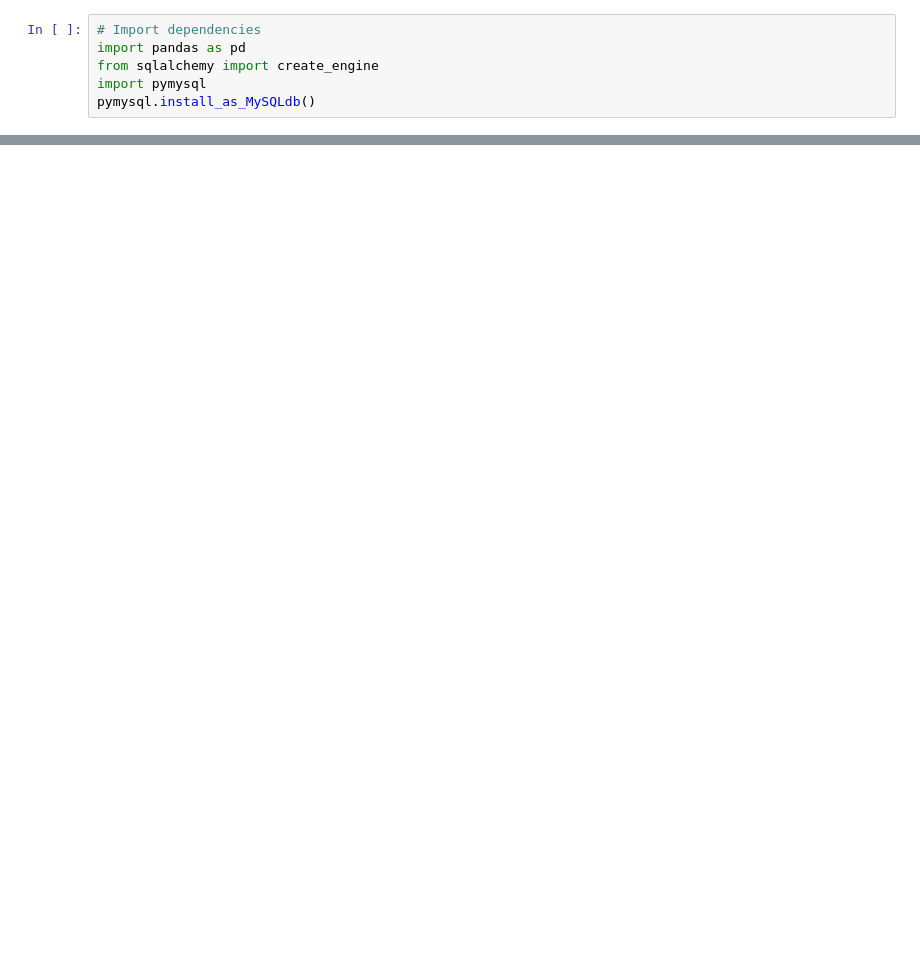
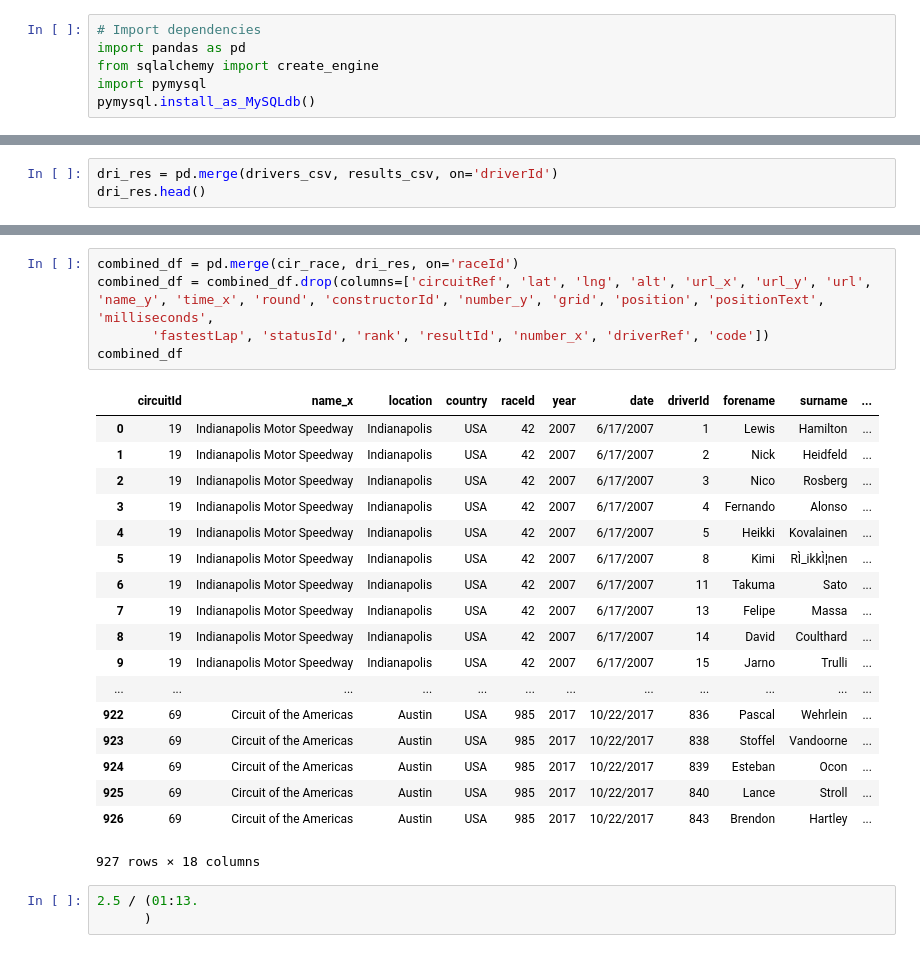
Before and after one commit to sengeling/ETL_Project, a Jupyter notebook: ETL_Project_Ashley_Working.ipynb, the cells around one changed output, grey strips where cells are left out. Saved outputs shown, nothing was run; the diff lists cells and outputs as text; blank space fills up the shorter version.

```diff
--- a/ETL_Project_Ashley_Working.ipynb
+++ b/ETL_Project_Ashley_Working.ipynb
@@ -14,0 +128,3 @@ FileNotFoundError: File b'races.csv' does not exist
+# %%
+dri_res = pd.merge(drivers_csv, results_csv, on='driverId')
+dri_res.head()
@@ -14,0 +139,27 @@ FileNotFoundError: File b'races.csv' does not exist
+# %%
+combined_df = pd.merge(cir_race, dri_res, on='raceId')
+combined_df = combined_df.drop(columns=['circuitRef', 'lat', 'lng', 'alt', 'url_x', 'url_y', 'url', 'name_y', 'time_x', 'round', 'constructorId', 'number_y', 'grid', 'position', 'positionText', 'milliseconds',
+       'fastestLap', 'statusId', 'rank', 'resultId', 'number_x', 'driverRef', 'code'])
+combined_df
+# %% [output]
+|  | circuitId | name_x | location | country | raceId | year | date | driverId | forename | surname | ... |
+| 0 | 19 | Indianapolis Motor Speedway | Indianapolis | USA | 42 | 2007 | 6/17/2007 | 1 | Lewis | Hamilton | ... |
+| 1 | 19 | Indianapolis Motor Speedway | Indianapolis | USA | 42 | 2007 | 6/17/2007 | 2 | Nick | Heidfeld | ... |
+| 2 | 19 | Indianapolis Motor Speedway | Indianapolis | USA | 42 | 2007 | 6/17/2007 | 3 | Nico | Rosberg | ... |
+| 3 | 19 | Indianapolis Motor Speedway | Indianapolis | USA | 42 | 2007 | 6/17/2007 | 4 | Fernando | Alonso | ... |
+| 4 | 19 | Indianapolis Motor Speedway | Indianapolis | USA | 42 | 2007 | 6/17/2007 | 5 | Heikki | Kovalainen | ... |
+| 5 | 19 | Indianapolis Motor Speedway | Indianapolis | USA | 42 | 2007 | 6/17/2007 | 8 | Kimi | RÌ_ikkÌ¦nen | ... |
+| 6 | 19 | Indianapolis Motor Speedway | Indianapolis | USA | 42 | 2007 | 6/17/2007 | 11 | Takuma | Sato | ... |
+| 7 | 19 | Indianapolis Motor Speedway | Indianapolis | USA | 42 | 2007 | 6/17/2007 | 13 | Felipe | Massa | ... |
+| 8 | 19 | Indianapolis Motor Speedway | Indianapolis | USA | 42 | 2007 | 6/17/2007 | 14 | David | Coulthard | ... |
+| 9 | 19 | Indianapolis Motor Speedway | Indianapolis | USA | 42 | 2007 | 6/17/2007 | 15 | Jarno | Trulli | ... |
+| ... | ... | ... | ... | ... | ... | ... | ... | ... | ... | ... | ... |
+| 922 | 69 | Circuit of the Americas | Austin | USA | 985 | 2017 | 10/22/2017 | 836 | Pascal | Wehrlein | ... |
+| 923 | 69 | Circuit of the Americas | Austin | USA | 985 | 2017 | 10/22/2017 | 838 | Stoffel | Vandoorne | ... |
+| 924 | 69 | Circuit of the Americas | Austin | USA | 985 | 2017 | 10/22/2017 | 839 | Esteban | Ocon | ... |
+| 925 | 69 | Circuit of the Americas | Austin | USA | 985 | 2017 | 10/22/2017 | 840 | Lance | Stroll | ... |
+| 926 | 69 | Circuit of the Americas | Austin | USA | 985 | 2017 | 10/22/2017 | 843 | Brendon | Hartley | ... |
+927 rows × 18 columns
+# %%
+2.5 / (01:13.
+      )
```
Also changed, not shown: parts of 18 cells of this notebook, 2 other files.
